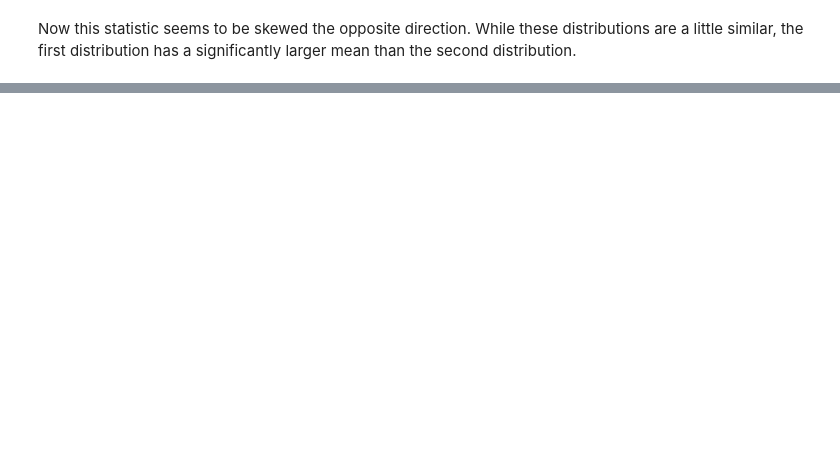
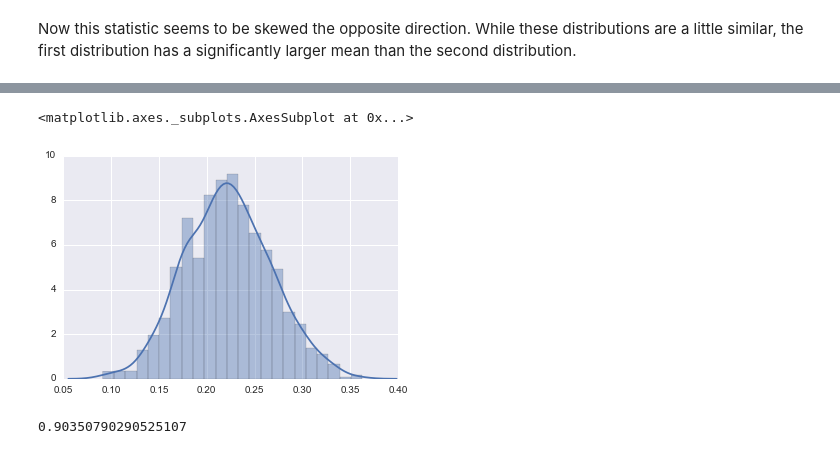
Before and after one commit to knightlab-analyses/horseshoe-analyses, a Jupyter notebook: ipynb/band_statistic.ipynb, the cells around one changed output, grey strips where cells are left out. Drawn from its saved outputs; the diff is of its cells as text; code cells hidden in the pictures; blank space fills up the shorter version.

```diff
--- a/ipynb/band_statistic.ipynb
+++ b/ipynb/band_statistic.ipynb
@@ -180,0 +300,26 @@ the first distribution has a significantly larger mean than the second distribut
+# %%
+import copy
+"""
+Scrambles values in table per row
+"""
+def row_permute(table):
+    _table = copy.deepcopy(table)
+    for r in table.index:
+        _table.loc[r, :] = np.random.permutation(_table.loc[r, :])
+    return _table
+
+def corr_permutation_test3(table:pd.DataFrame, gradient: pd.Series,
+                           permutations: int=999):
+    _table = niche_sort(table, gradient)
+    sse = weighted_correlation(_table.values)
+
+    sse_stats = np.zeros(permutations)
+    for p in range(permutations):
+        _table = row_permute(table)
+        _table = niche_sort(_table, gradient)
+        sse_ = weighted_correlation(_table.values)
+        sse_stats[p] = sse_
+    pvalue = ((sse <= sse_stats).sum() + 1) / (permutations + 1)
+    return sse, pvalue, sse_stats
+# %%
+stat, pval, rstats = corr_permutation_test3(table_df, gradient_s)
@@ -180,0 +330,5 @@ the first distribution has a significantly larger mean than the second distribut
+# %%
+sns.distplot(rstats)
+# %% [output]
+<matplotlib.axes._subplots.AxesSubplot at 0x...>
+[figure, added]
@@ -180,0 +361,4 @@ the first distribution has a significantly larger mean than the second distribut
+# %%
+stat
+# %% [output]
+0.90350790290525107
```
Also changed, not shown: parts of 31 cells of this notebook.
